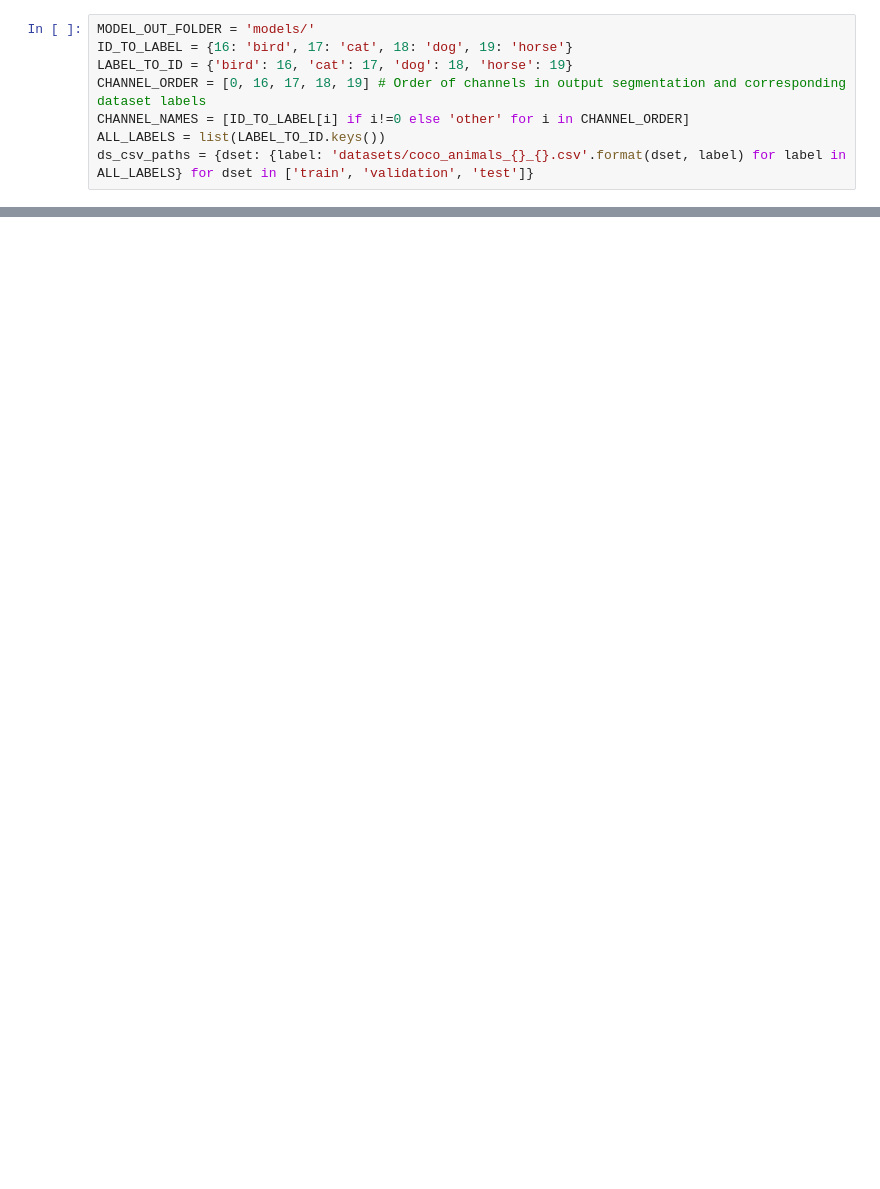
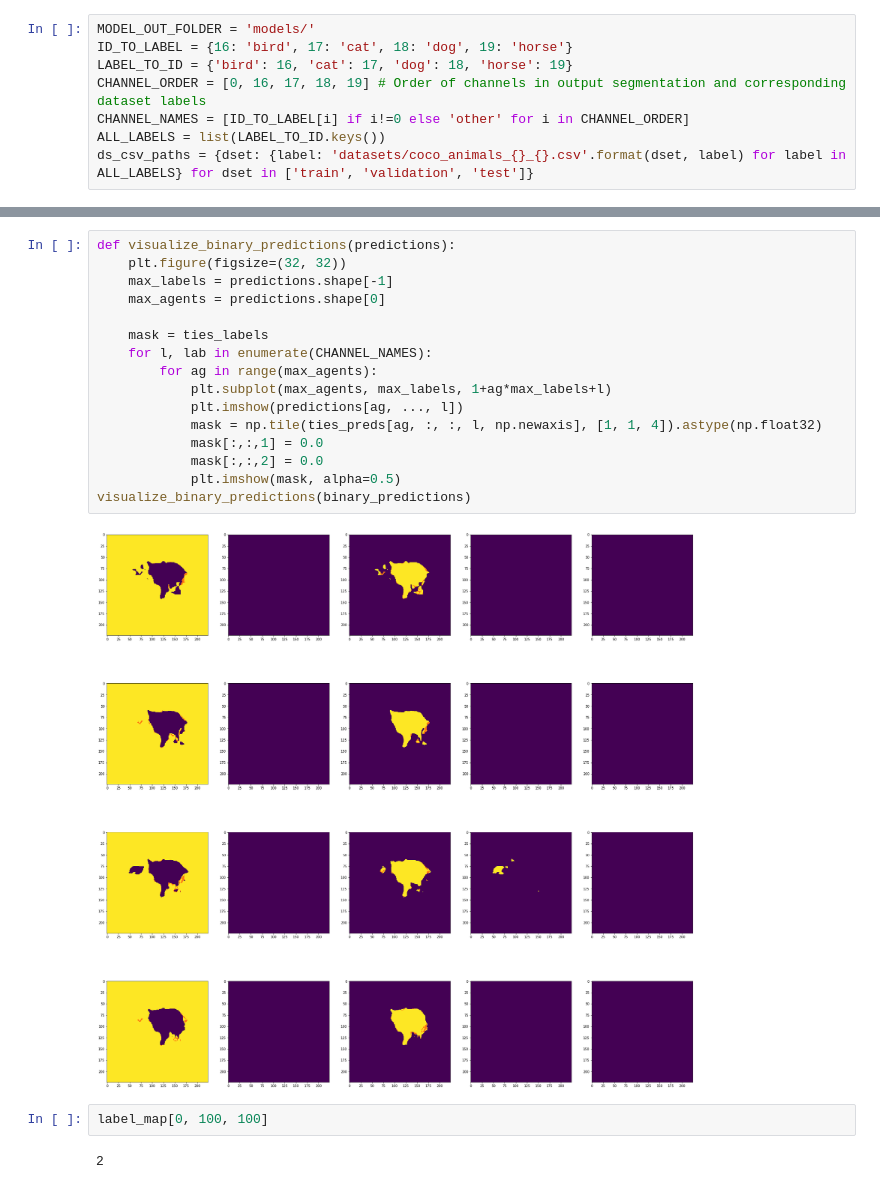
Before and after one commit to edoardogiacomello/DistributedSegmentation, a Jupyter notebook: src/Model_Evaluation.ipynb, the cells around one changed output, grey strips where cells are left out. Cells and saved outputs as stored; diff of their text form; blank space fills up the shorter version.

```diff
--- a/src/Model_Evaluation.ipynb
+++ b/src/Model_Evaluation.ipynb
@@ -23,0 +107,22 @@ ds_csv_paths
+# %%
+def visualize_binary_predictions(predictions):
+    plt.figure(figsize=(32, 32))
+    max_labels = predictions.shape[-1]
+    max_agents = predictions.shape[0]
+
+    mask = ties_labels
+    for l, lab in enumerate(CHANNEL_NAMES):
+        for ag in range(max_agents):
+            plt.subplot(max_agents, max_labels, 1+ag*max_labels+l)
+            plt.imshow(predictions[ag, ..., l])
+            mask = np.tile(ties_preds[ag, :, :, l, np.newaxis], [1, 1, 4]).astype(np.float32)
+            mask[:,:,1] = 0.0
+            mask[:,:,2] = 0.0
+            plt.imshow(mask, alpha=0.5)
+visualize_binary_predictions(binary_predictions)
+# %% [output]
+[figure, added]
+# %%
+label_map[0, 100, 100]
+# %% [output]
+2
```
Also changed, not shown: parts of 10 cells of this notebook, 8 other files.
